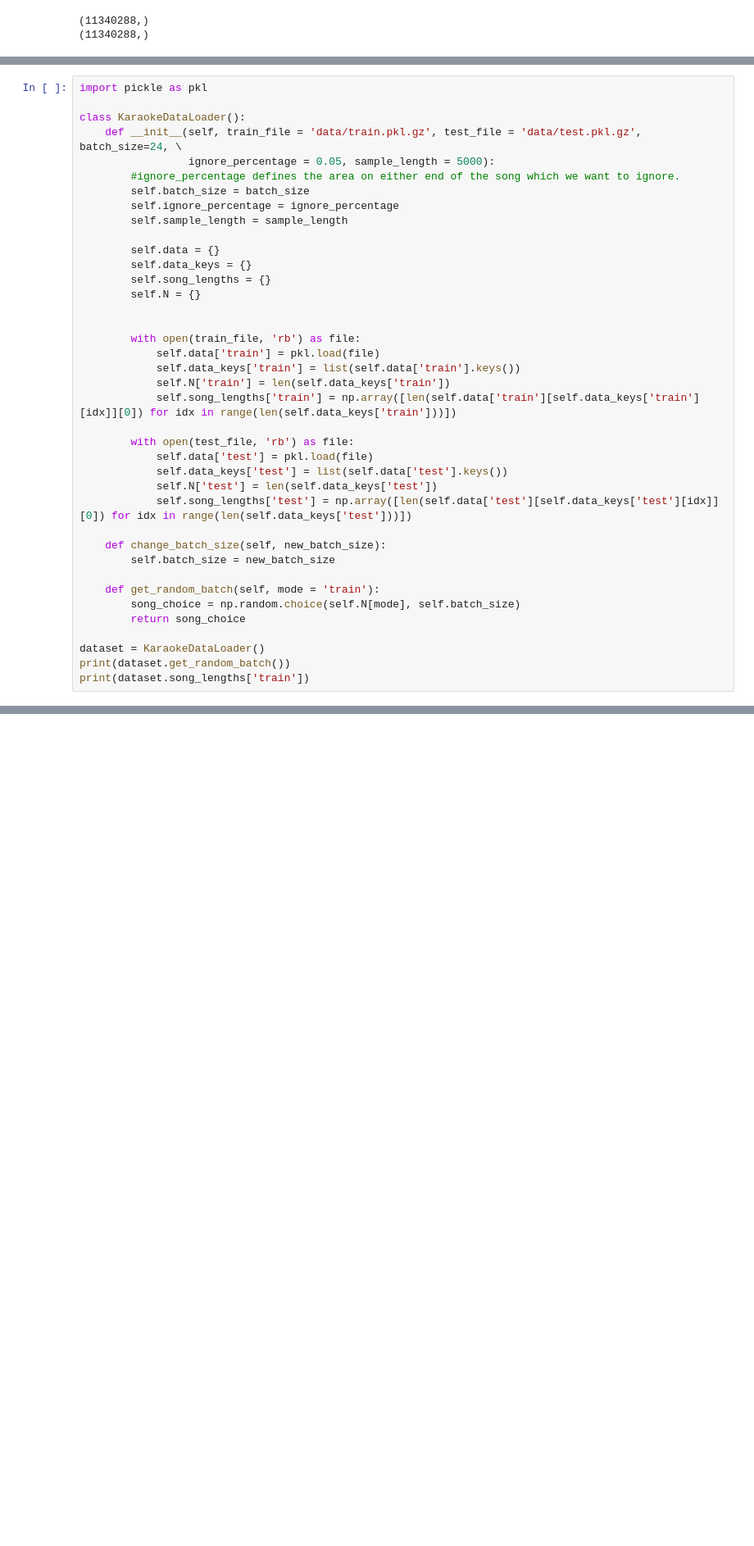
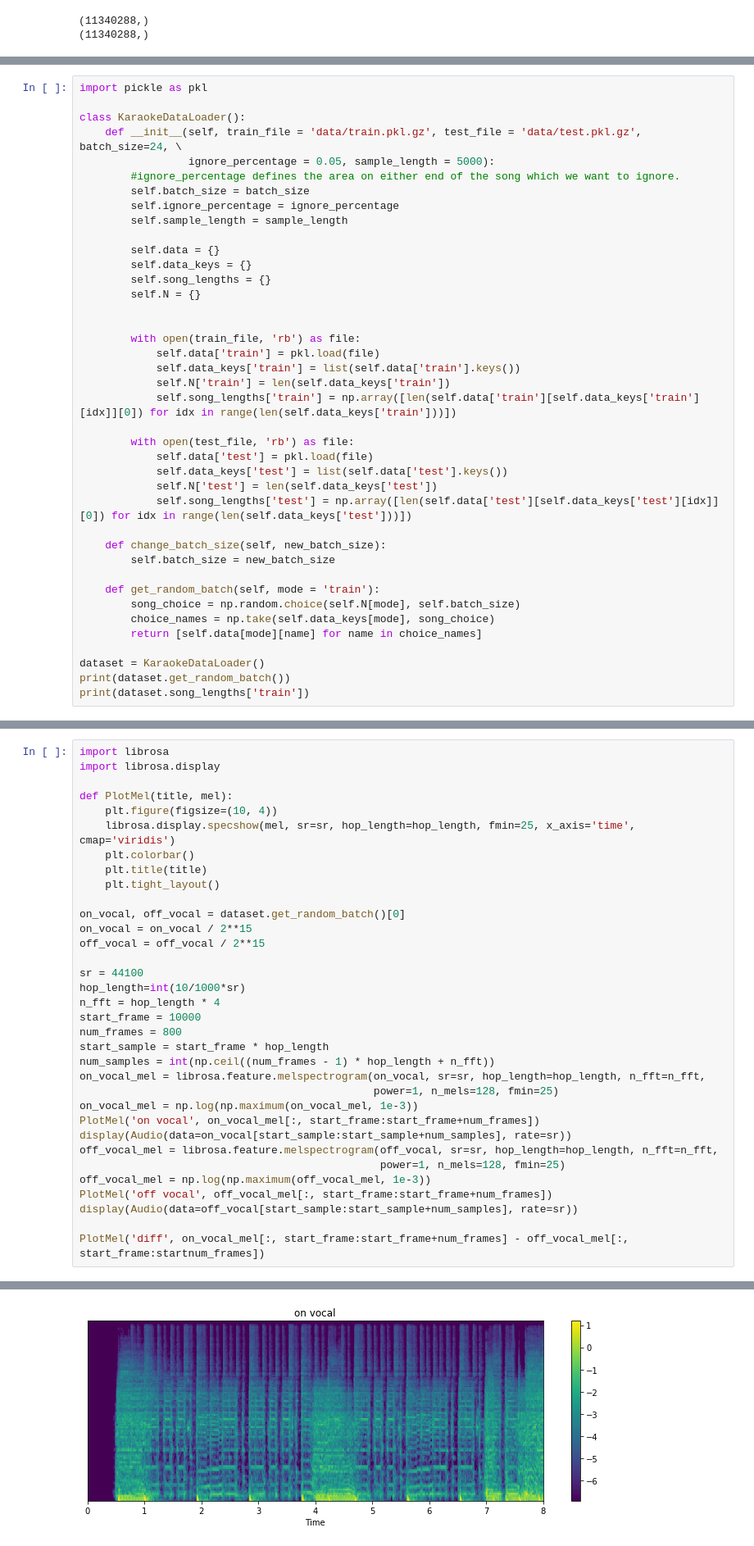
Before and after one commit to hypetrainai/hypetrain, a Jupyter notebook: deepkaraoke/diag.ipynb, the cells around one changed output, grey strips where cells are left out. Shown at 82% size. Cells and saved outputs as stored; diff of their text form; blank space fills up the shorter version.

```diff
--- a/deepkaraoke/diag.ipynb
+++ b/deepkaraoke/diag.ipynb
@@ -200,7 +204,8 @@ class KaraokeDataLoader():
 
     def get_random_batch(self, mode = 'train'):
         song_choice = np.random.choice(self.N[mode], self.batch_size)
-        return song_choice
+        choice_names = np.take(self.data_keys[mode], song_choice)
+        return [self.data[mode][name] for name in choice_names]
 
 dataset = KaraokeDataLoader()
 print(dataset.get_random_batch())
@@ -211,0 +217,35 @@ print(dataset.song_lengths['train'])
+# %%
+import librosa
+import librosa.display
+
+def PlotMel(title, mel):
+    plt.figure(figsize=(10, 4))
+    librosa.display.specshow(mel, sr=sr, hop_length=hop_length, fmin=25, x_axis='time', cmap='viridis')
+    plt.colorbar()
+    plt.title(title)
+    plt.tight_layout()
+
+on_vocal, off_vocal = dataset.get_random_batch()[0]
+on_vocal = on_vocal / 2**15
+off_vocal = off_vocal / 2**15
+
+sr = 44100
+hop_length=int(10/1000*sr)
+n_fft = hop_length * 4
+start_frame = 10000
+num_frames = 800
+start_sample = start_frame * hop_length
+num_samples = int(np.ceil((num_frames - 1) * hop_length + n_fft))
+on_vocal_mel = librosa.feature.melspectrogram(on_vocal, sr=sr, hop_length=hop_length, n_fft=n_fft,
+                                              power=1, n_mels=128, fmin=25)
+on_vocal_mel = np.log(np.maximum(on_vocal_mel, 1e-3))
+PlotMel('on vocal', on_vocal_mel[:, start_frame:start_frame+num_frames])
+display(Audio(data=on_vocal[start_sample:start_sample+num_samples], rate=sr))
+off_vocal_mel = librosa.feature.melspectrogram(off_vocal, sr=sr, hop_length=hop_length, n_fft=n_fft,
+                                               power=1, n_mels=128, fmin=25)
+off_vocal_mel = np.log(np.maximum(off_vocal_mel, 1e-3))
+PlotMel('off vocal', off_vocal_mel[:, start_frame:start_frame+num_frames])
+display(Audio(data=off_vocal[start_sample:start_sample+num_samples], rate=sr))
+
+PlotMel('diff', on_vocal_mel[:, start_frame:start_frame+num_frames] - off_vocal_mel[:, start_frame:startnum_frames])
+# %% [output]
@@ -211,0 +254 @@ print(dataset.song_lengths['train'])
+[figure, added]
```
Also changed, not shown: parts of 4 cells of this notebook, 1 other file.
